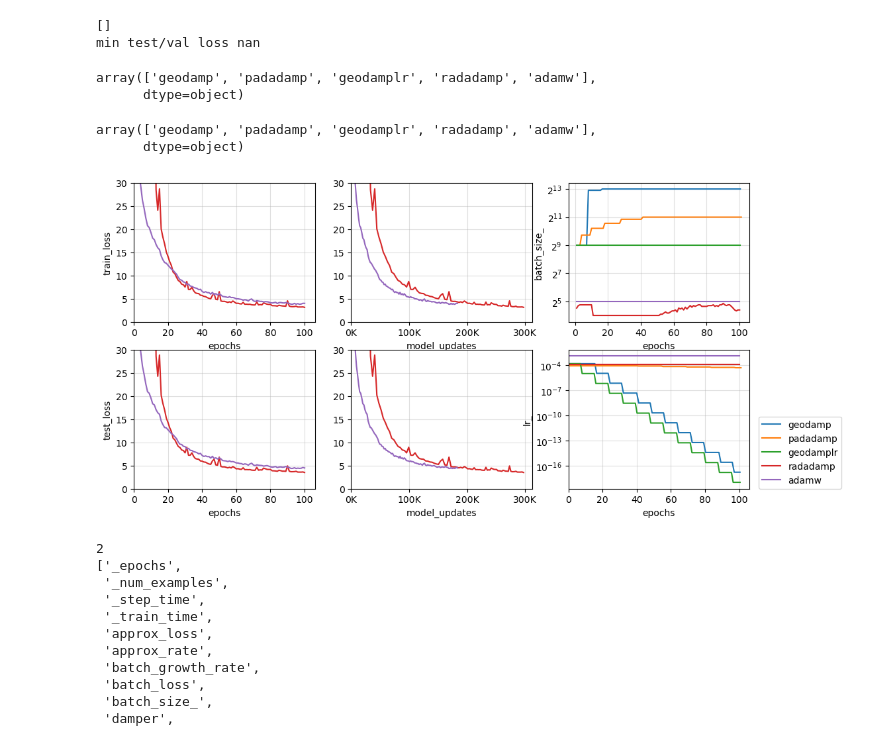
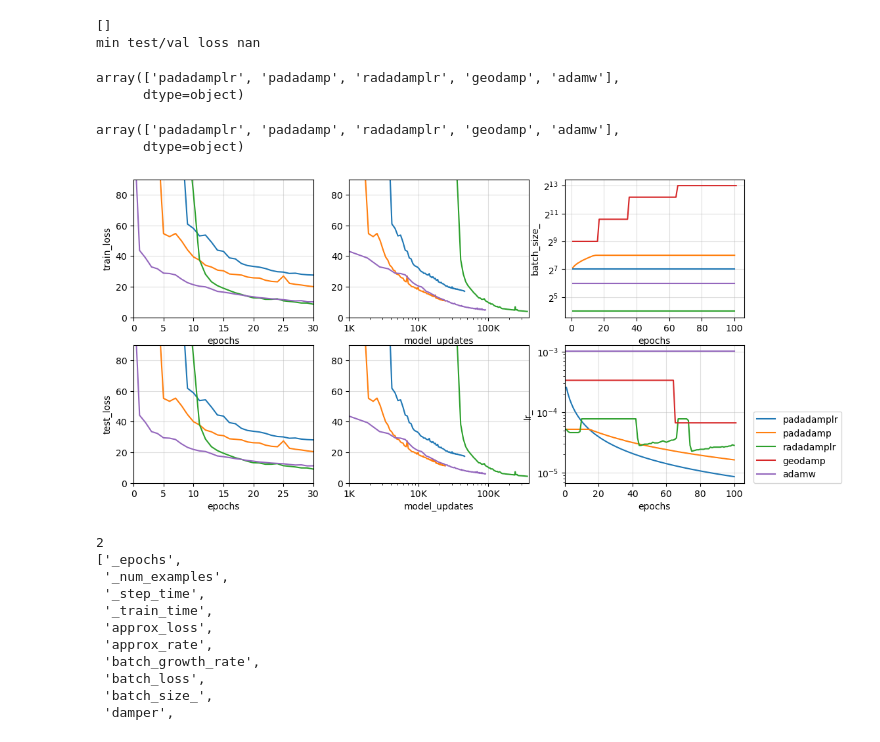
Before and after one commit to stsievert/adadamp-experiments, a Jupyter notebook: exp-autoencoder/viz-random-search.ipynb, the cells around one changed output. Saved outputs shown, nothing was run; the diff lists cells and outputs as text; code cells hidden in the pictures.

Commit message:
launch, run and viz another hparam search

```diff
--- a/exp-autoencoder/viz-random-search.ipynb
+++ b/exp-autoencoder/viz-random-search.ipynb
@@ -20,10 +21,18 @@ DATA:
 # %%
+DIR = Path(".")
 DATA = Path(".") / "data-tuning"
 
-SEARCHES = DATA / "dampersearch"
-RUNS = DATA / "dampersweep"
-searches = [pickle.loads(f.read_bytes()) for f in SEARCHES.glob(f"search-*.pkl")]
+SEARCHES = [
+    DATA / "dampersearch",
+    DIR / "data-tuning-ec2" / "dampersearch",
+]
+RUNS = [
+    DATA / "dampersweep",
+    DIR / "data-tuning-ec2" / "dampersweep",
+]
+searches = [pickle.loads(f.read_bytes()) for searches in SEARCHES for f in searches.glob(f"search-*.pkl")]
 
 cv_results = pd.concat([pd.DataFrame(search.cv_results_) for search in searches])
+print("n_models =", len(cv_results))
 cv_results.sample(n=5)
 # %% [output]
@@ -36,0 +49,13 @@ cv_results.sample(n=5)
+# %%
+from collections import defaultdict
+min_losses = defaultdict(lambda: (None, 1000))
+
+for k, row in cv_results.iterrows():
+    loss = -1 * row["mean_test_score"]
+    if (
+        not np.isnan(loss)
+        and loss < min_losses[row["params"]["damper"]][1]
+    ):
+        min_losses[row["params"]["damper"]] = (k, loss)
+from pprint import pprint
+pprint(min_losses)
@@ -68,7 +103,7 @@ def show(damper: str, cv_results: pd.DataFrame):
             ax.set_xscale("log", base=2)
 
     for k, ax in enumerate(axs.flatten()):
-        ax.set_ylim(0, 200)
+        ax.set_ylim(0, 90)
         if show.test_loss.min() <= 1:
             raise ValueError(f"min ylim not sufficient for min test loss {show.test_loss.min()}")
         ax.grid(alpha=0.4)
@@ -144,7 +204,7 @@ min test/val loss nan
 # %%
 cv_results.param_damper.unique()
 # %% [output]
-array(['geodamp', 'padadamp', 'geodamplr', 'radadamp', 'adamw'],
+array(['padadamplr', 'padadamp', 'radadamplr', 'geodamp', 'adamw'],
       dtype=object)
 # %%
 from typing import Any
@@ -202,7 +262,7 @@ best_runs = [
 show_best = pd.concat(best_runs).reset_index()
 show_best.damper.unique()
 # %% [output]
-array(['geodamp', 'padadamp', 'geodamplr', 'radadamp', 'adamw'],
+array(['padadamplr', 'padadamp', 'radadamplr', 'geodamp', 'adamw'],
       dtype=object)
 # %%
 import seaborn as sns
@@ -221,34 +281,42 @@ for i, loss in enumerate(["train_loss", "test_loss"]):
 for i, (time, damping) in enumerate([("epochs", "batch_size_"), ("epochs", "lr_")]):
     ax = sns.lineplot(
         x=time,
         y=damping,
         hue="damper",
         data=show_best,
         ax=axs[i][2],
     )
     ax.set_yscale("log", base=2 if "batch" in damping else 10)
     if i == 1:
         ax.legend(loc=(1.05, 0))
     else:
         ax.legend_.remove()
     # if "updates" in time:
         # ax.set_xscale("log", base=10)
         # ax.set_xlim(10, 1000)#, 1_200)
     # else:
     #     ax.set_xlim(49, 51)
 
 for i, ax in enumerate(axs.flatten()):
     ax.grid(alpha=0.4)
     if i != 2:
         ax.set_xlim(0, None)
     if i not in [0, 3, 2, 5]:
         ax.set_ylabel("")
     if i in [0, 1, 3, 4]:
         ax.set_ylim(0, 30)
+    # BEGIN DEBUG
+        ax.set_ylim(0, 90)
+    if i in [0, 3]:
+        ax.set_xlim(0, 30)
+    if i in [1, 4]:
+        ax.set_xlim(1_000, None)
+        ax.set_xscale("log", base=10)
+    # END DEBUG
     if i in [1, 4]:
         ax.xaxis.set_major_formatter(lambda x, _: f"{int(x / 1e3)}K")
 # %% [output]
-[figure, old version]
+[figure, new version]
 # %%
 dfs = [df for df in best_runs if set(df.damper.unique()) == {"geodamp"}]
 print(len(dfs))
```
Also changed, not shown: parts of 13 cells of this notebook, 2 other files.
